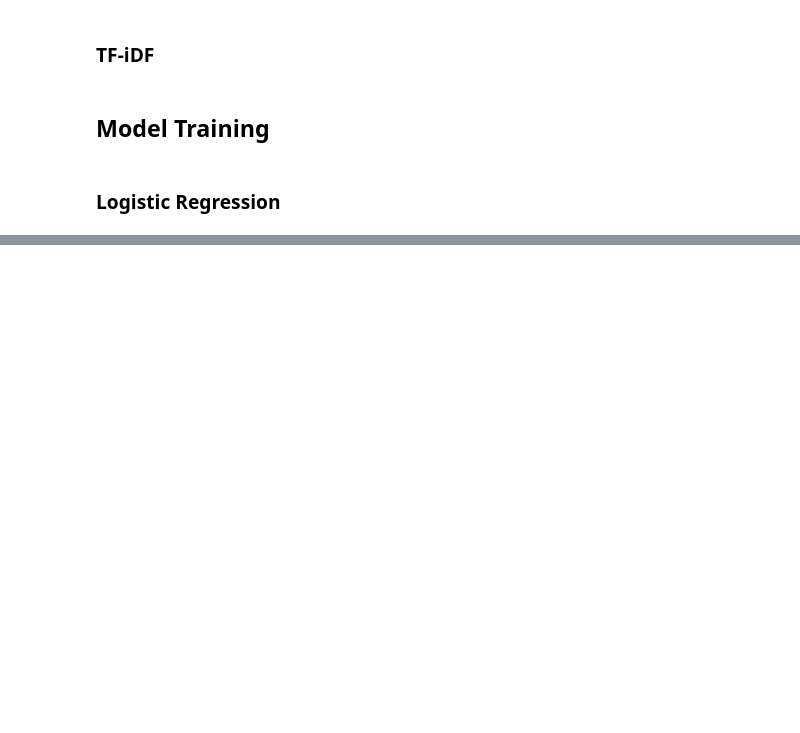
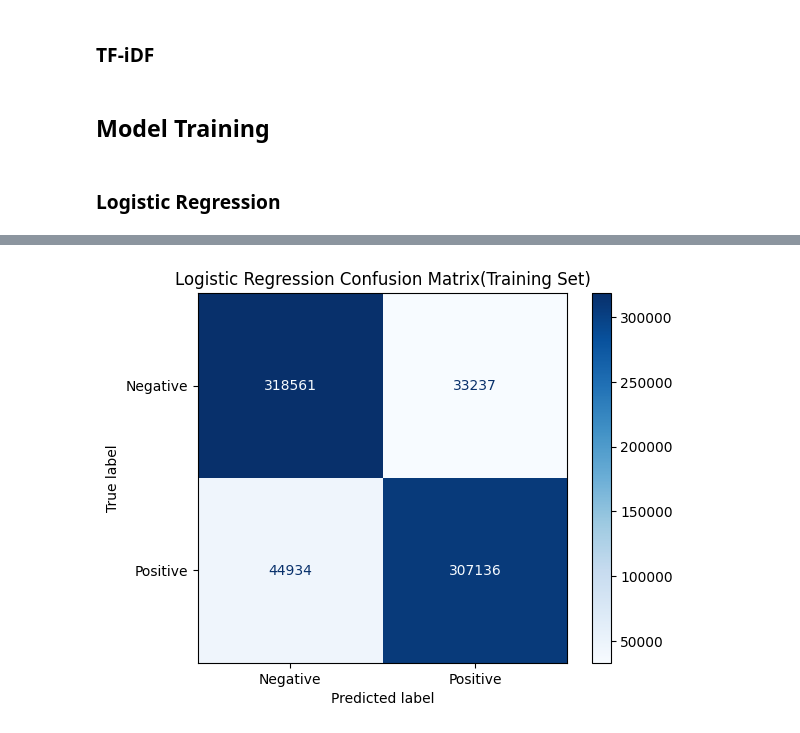
Before and after one commit to rnimisha/youtube-comment-analyzer, a Jupyter notebook: notebook/training/tfidf.ipynb, the cells around one changed output, grey strips where cells are left out. Drawn from its saved outputs; the diff is of its cells as text; code cells hidden in the pictures; blank space fills up the shorter version.

```diff
--- a/notebook/training/tfidf.ipynb
+++ b/notebook/training/tfidf.ipynb
@@ -54,0 +100,8 @@ X_test = tf_idf.transform(X_test)
+# %%
+ConfusionMatrixDisplay.from_estimator(
+    log_reg, X_train, y_train, display_labels=["Negative", "Positive"], cmap="Blues"
+)
+plt.title("Logistic Regression Confusion Matrix(Training Set)")
+plt.show()
+# %% [output]
+[figure, added]
```
Also changed, not shown: parts of 6 cells of this notebook.
